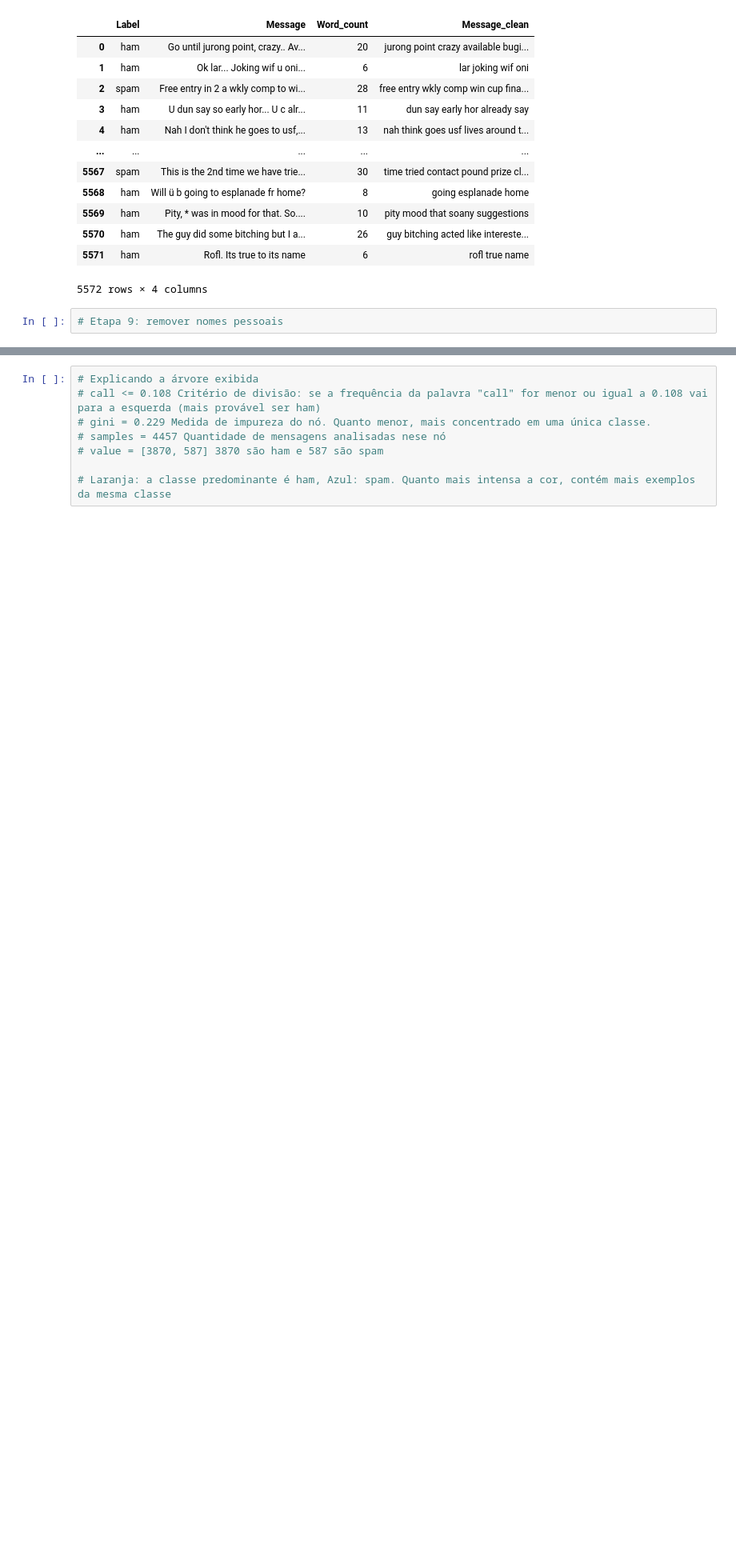
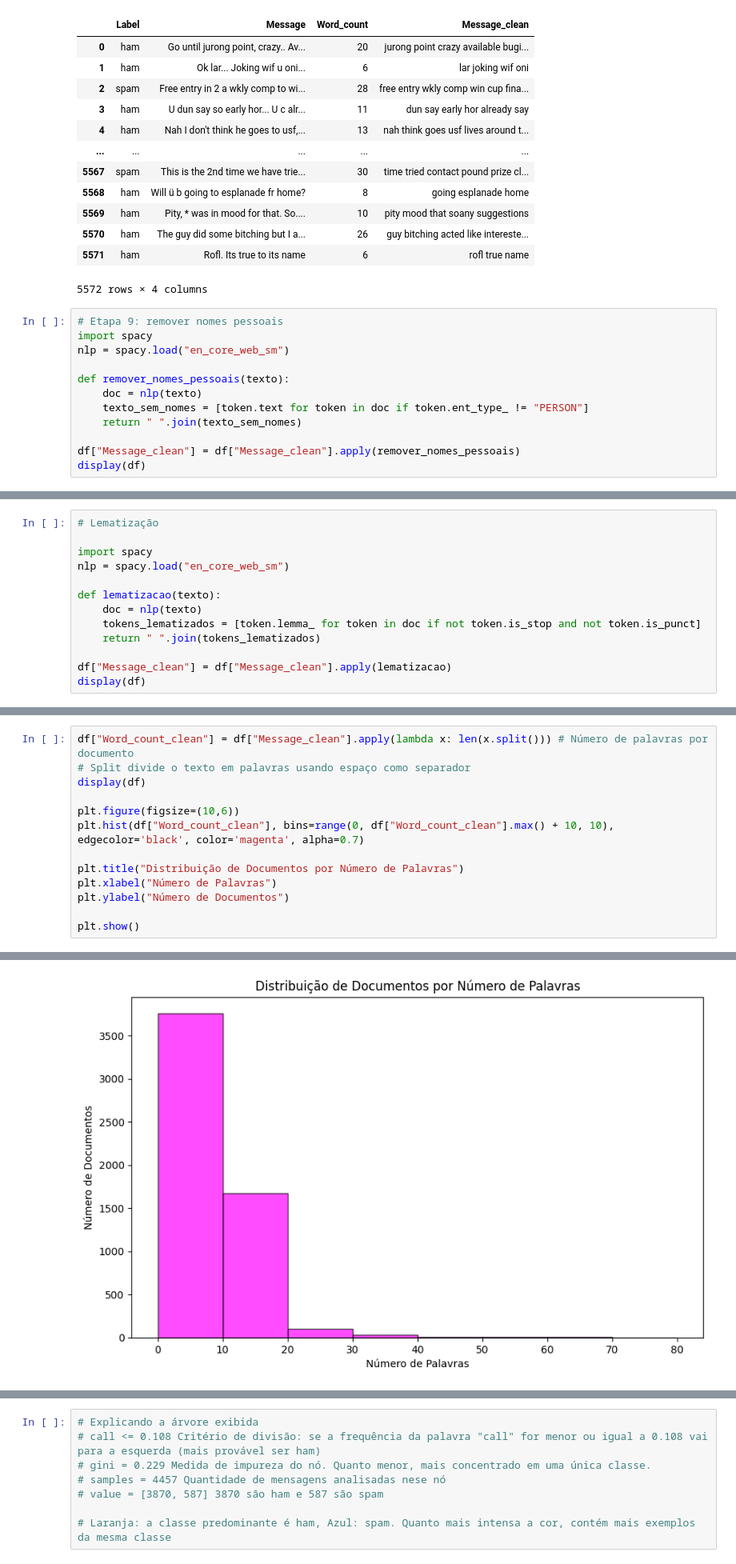
Before and after one commit to estermariaa/treinamentoLapPI, a Jupyter notebook: ex1.ipynb, the cells around one changed output, grey strips where cells are left out. Shown at 80% size. Cells and saved outputs as stored; diff of their text form; blank space fills up the shorter version.

```diff
--- a/ex1.ipynb
+++ b/ex1.ipynb
@@ -296,3 +296,13 @@ display(df)
 5572 rows × 4 columns
 # %%
 # Etapa 9: remover nomes pessoais
+import spacy
+nlp = spacy.load("en_core_web_sm")
+
+def remover_nomes_pessoais(texto):
+    doc = nlp(texto)
+    texto_sem_nomes = [token.text for token in doc if token.ent_type_ != "PERSON"]
+    return " ".join(texto_sem_nomes)
+
+df["Message_clean"] = df["Message_clean"].apply(remover_nomes_pessoais)
+display(df)
@@ -298,0 +311,13 @@ display(df)
+# %%
+# Lematização
+
+import spacy
+nlp = spacy.load("en_core_web_sm")
+
+def lematizacao(texto):
+    doc = nlp(texto)
+    tokens_lematizados = [token.lemma_ for token in doc if not token.is_stop and not token.is_punct]
+    return " ".join(tokens_lematizados)
+
+df["Message_clean"] = df["Message_clean"].apply(lematizacao)
+display(df)
@@ -298,0 +339,14 @@ display(df)
+# %%
+df["Word_count_clean"] = df["Message_clean"].apply(lambda x: len(x.split())) # Número de palavras por documento
+# Split divide o texto em palavras usando espaço como separador
+display(df)
+
+plt.figure(figsize=(10,6))
+plt.hist(df["Word_count_clean"], bins=range(0, df["Word_count_clean"].max() + 10, 10), edgecolor='black', color='magenta', alpha=0.7)
+
+plt.title("Distribuição de Documentos por Número de Palavras")
+plt.xlabel("Número de Palavras")
+plt.ylabel("Número de Documentos")
+
+plt.show()
+# %% [output]
@@ -299,2 +366,3 @@ display(df)
+[figure, added]
 # %%
 # Passo 3: Representação TF-IDF
```
Also changed, not shown: parts of 8 cells of this notebook.
